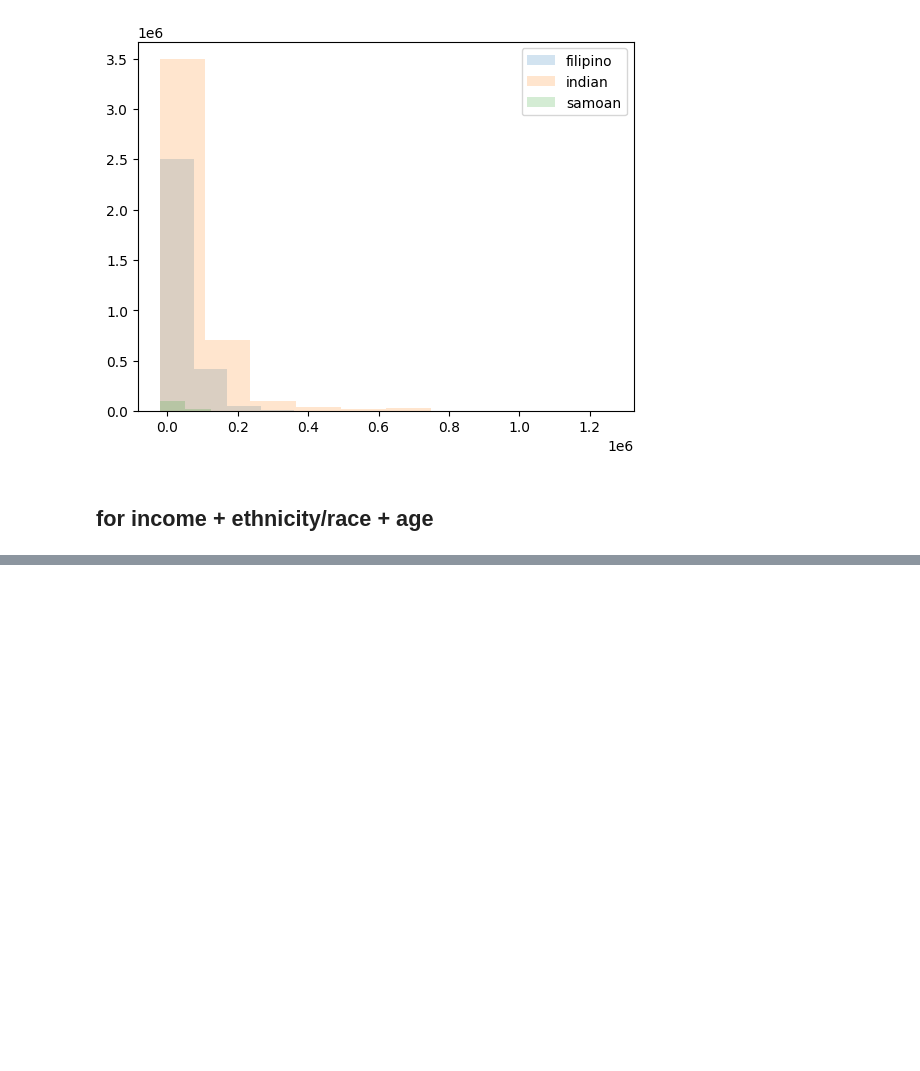
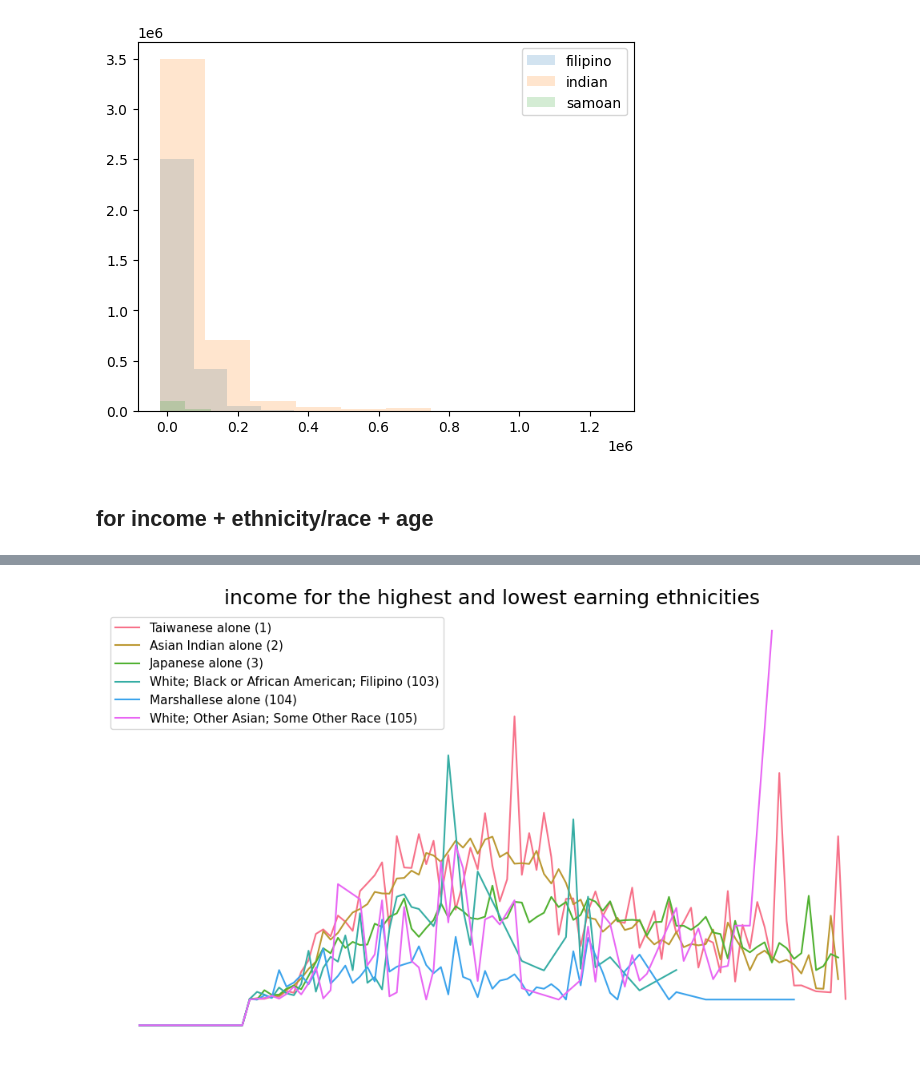
Before and after one commit to juliabiswas/dnp-aapi-data, a Jupyter notebook: process_data.ipynb, the cells around one changed output, grey strips where cells are left out. Cells and saved outputs as stored; diff of their text form; code cells hidden in the pictures; blank space fills up the shorter version.

Commit message:
data processing & analysis done

```diff
--- a/process_data.ipynb
+++ b/process_data.ipynb
@@ -1373,0 +1392,35 @@ plt.show()
+# %%
+#highest 3 and lowest 3 average incomes
+ethnicities = eth_avg_income.nlargest(3).index.tolist() + eth_avg_income.nsmallest(3).index.tolist()
+color_palette = sns.color_palette("husl")
+rank = [1, 2, 3, 103, 104, 105]
+
+fig, ax = plt.subplots(figsize=(10, 6))
+
+for i, ethnicity in enumerate(ethnicities):
+    subset_data = data[data['ETHNICITY'] == ethnicity]
+
+    avg_income_by_age = subset_data.groupby('AGE')['INCOME'].apply(
+        lambda x: weighted_mean(x, data.loc[x.index, 'SAMPLE WEIGHT'])).sort_values(ascending=False)
+
+    sns.lineplot(x=avg_income_by_age.index, y=avg_income_by_age.values,
+                 label=f"{ethnicity_mapping[ethnicity]} ({rank[i]})", ax=ax, linewidth=1.5,
+                 color=color_palette[i])
+
+ax.tick_params(axis='both', labelsize=10)
+sns.despine(ax=ax, top=True, right=True, left=False, bottom=False)
+ax.axis('off')
+
+handles, labels = ax.get_legend_handles_labels()
+sorted_handles = [handles[ethnicities.index(ethnicity)] for ethnicity in ethnicities]
+sorted_labels = [f"{ethnicity_mapping[ethnicity]} ({rank[i]})" for i, ethnicity in enumerate(ethnicities)]
+ax.legend(sorted_handles, sorted_labels, loc='upper left', fontsize=11)
+
+ax.set_title('income for the highest and lowest earning ethnicities', fontsize=18)
+ax.xaxis.set_tick_params(pad=5)
+ax.yaxis.set_tick_params(pad=5)
+
+plt.tight_layout()
+plt.show()
+# %% [output]
+[figure, added]
```
Also changed, not shown: parts of 3 cells of this notebook.
